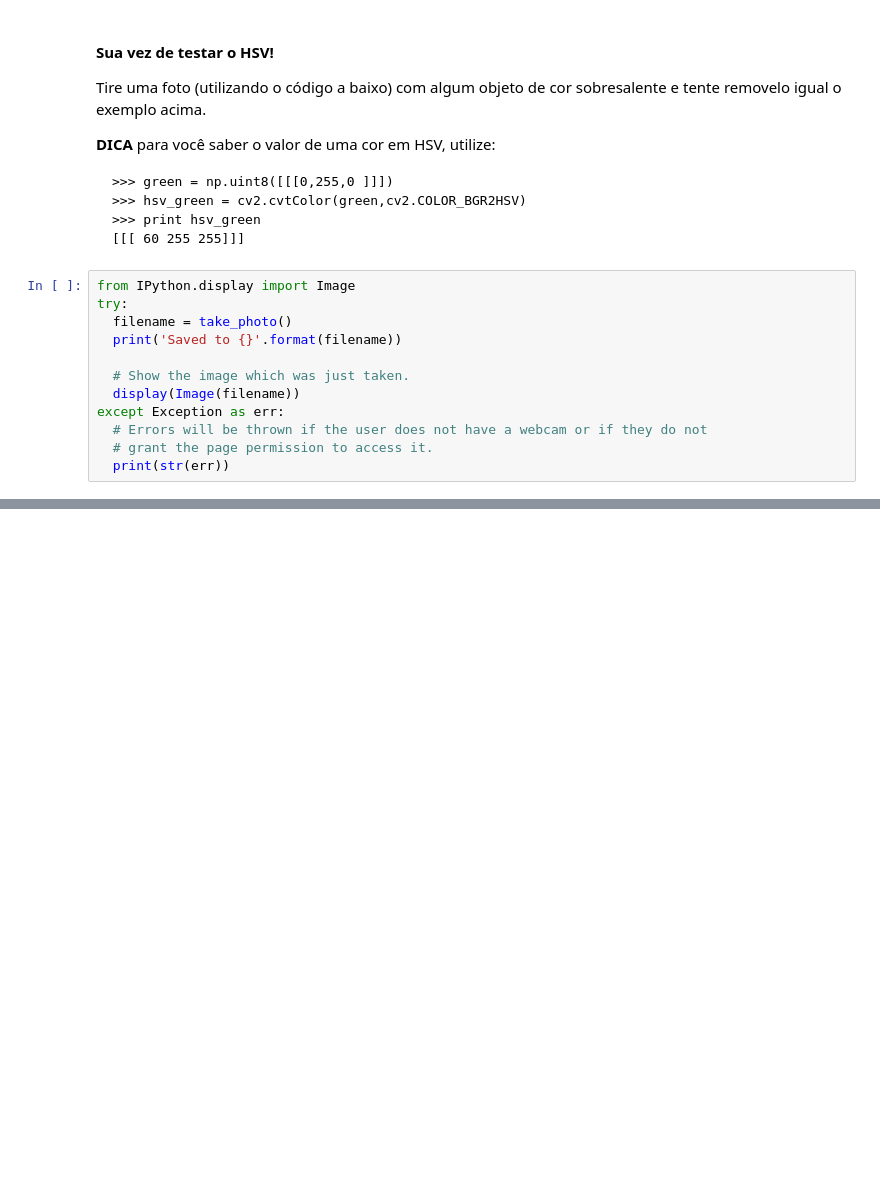
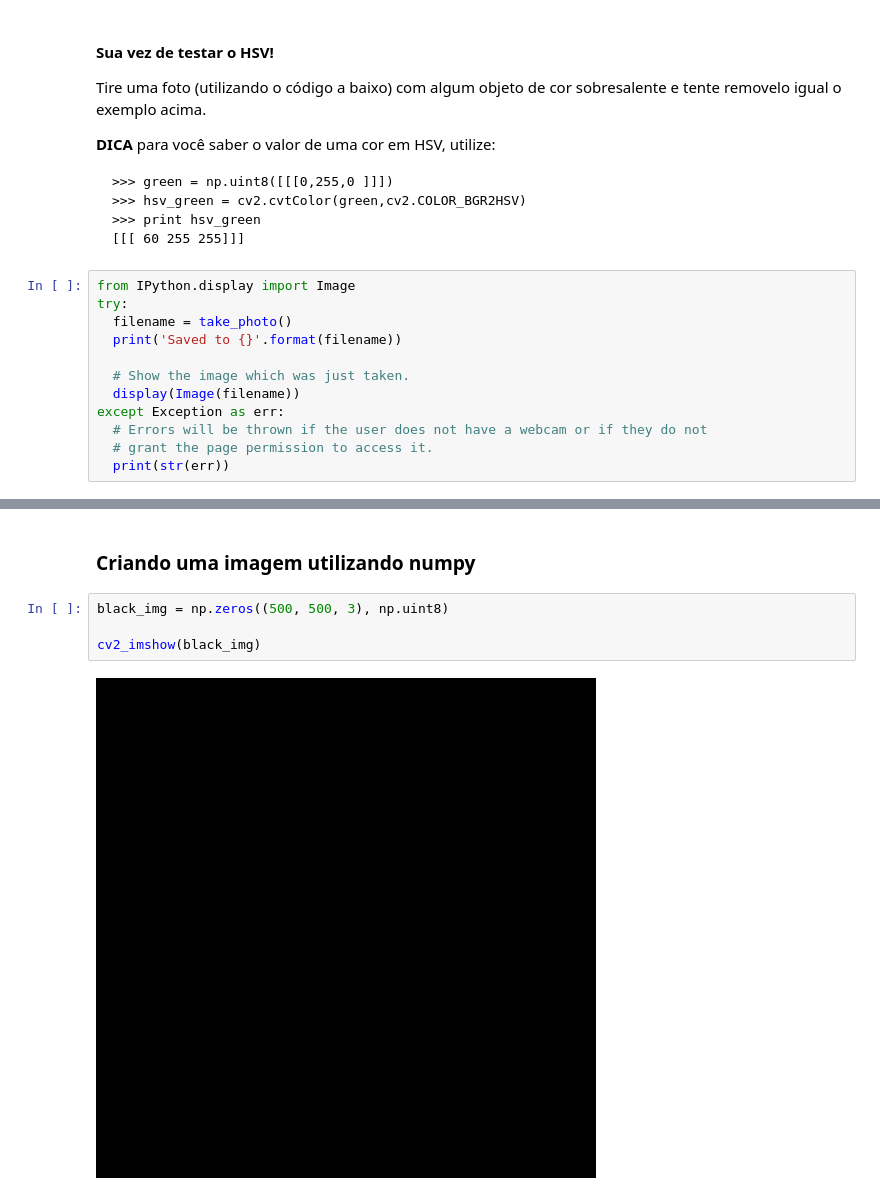
Before and after one commit to naanadr/opencv-crash-course, a Jupyter notebook: opencv_crash_course.ipynb, the cells around one changed output, grey strips where cells are left out. Saved outputs shown, nothing was run; the diff lists cells and outputs as text; blank space fills up the shorter version.

```diff
--- a/opencv_crash_course.ipynb
+++ b/opencv_crash_course.ipynb
@@ -321,0 +353,8 @@ except Exception as err:
+# %% [markdown]
+### Criando uma imagem utilizando numpy
+# %%
+black_img = np.zeros((500, 500, 3), np.uint8)
+
+cv2_imshow(black_img)
+# %% [output]
+[figure, added]
```
Also changed, not shown: parts of 69 cells of this notebook.
